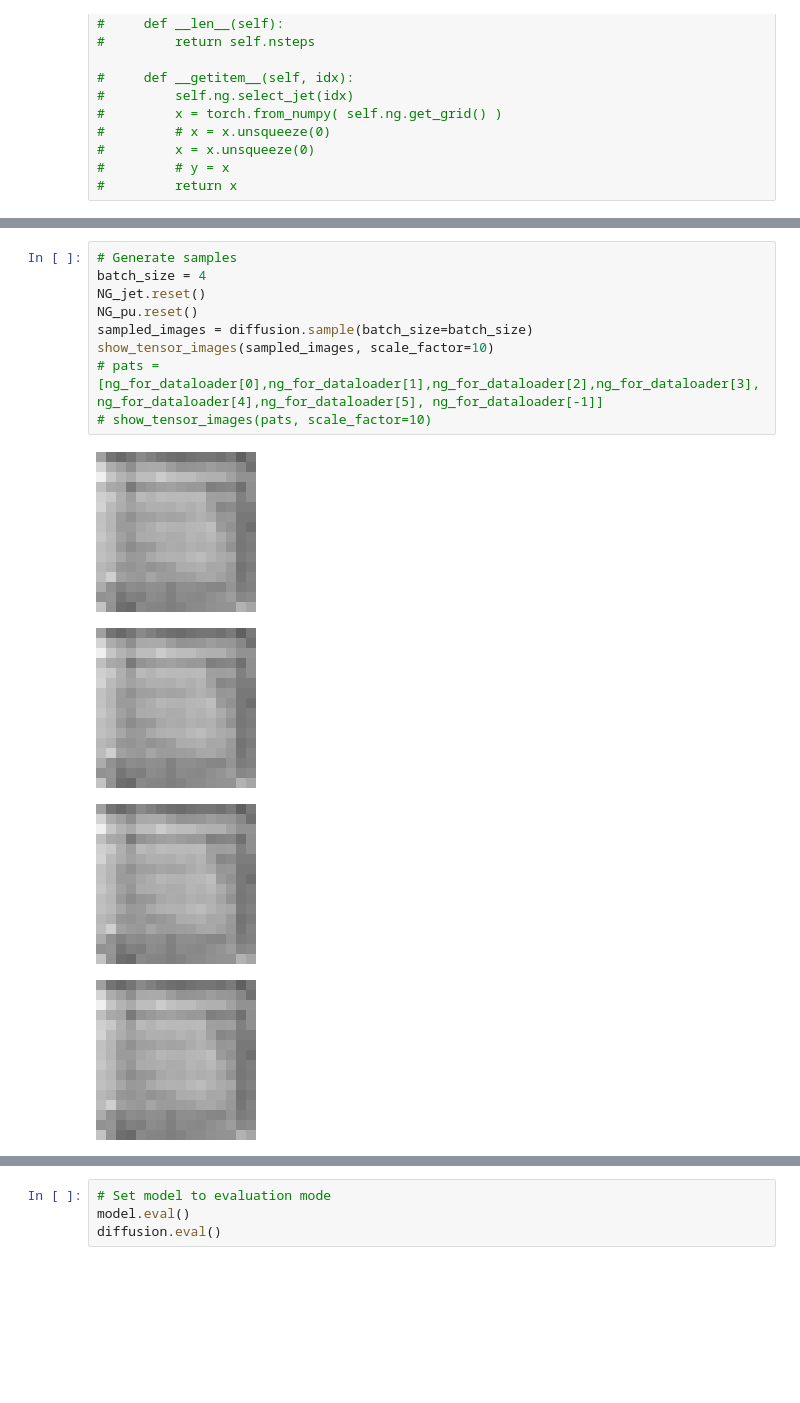
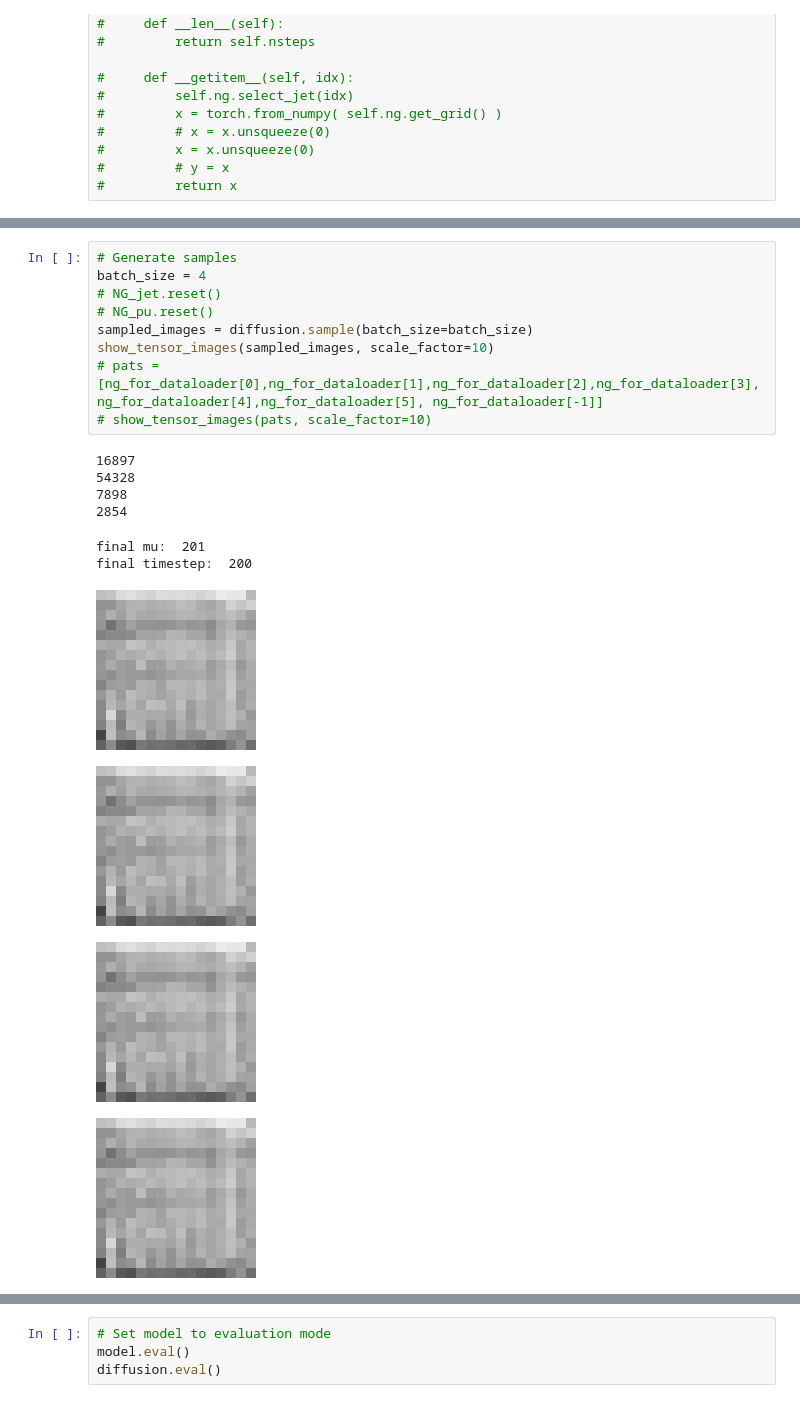
Before and after one commit to roysiu-gh/DDPM-HL-LHC, a Jupyter notebook: DDPMLHC/jup_real.ipynb, the cells around one changed output, grey strips where cells are left out. Cells and saved outputs as stored; diff of their text form; blank space fills up the shorter version.

```diff
--- a/DDPMLHC/jup_real.ipynb
+++ b/DDPMLHC/jup_real.ipynb
@@ -840,17 +910,23 @@ diffusion = PUDiffusion(
 # %%
 # Generate samples
 batch_size = 4
-NG_jet.reset()
-NG_pu.reset()
+# NG_jet.reset()
+# NG_pu.reset()
 sampled_images = diffusion.sample(batch_size=batch_size)
 show_tensor_images(sampled_images, scale_factor=10)
 # pats = [ng_for_dataloader[0],ng_for_dataloader[1],ng_for_dataloader[2],ng_for_dataloader[3],ng_for_dataloader[4],ng_for_dataloader[5], ng_for_dataloader[-1]]
 # show_tensor_images(pats, scale_factor=10)
 # %% [output]
+16897
+54328
+7898
+2854
+final mu:  201
+final timestep:  200
-[figure, old version]
+[figure, new version]
-[figure, old version]
+[figure, new version]
-[figure, old version]
+[figure, new version]
-[figure, old version]
+[figure, new version]
 # %%
 # this one is to be passed into DataLoader for training
 train_batch_size = 100
```
Also changed, not shown: parts of 8 cells of this notebook, 3 other files.
